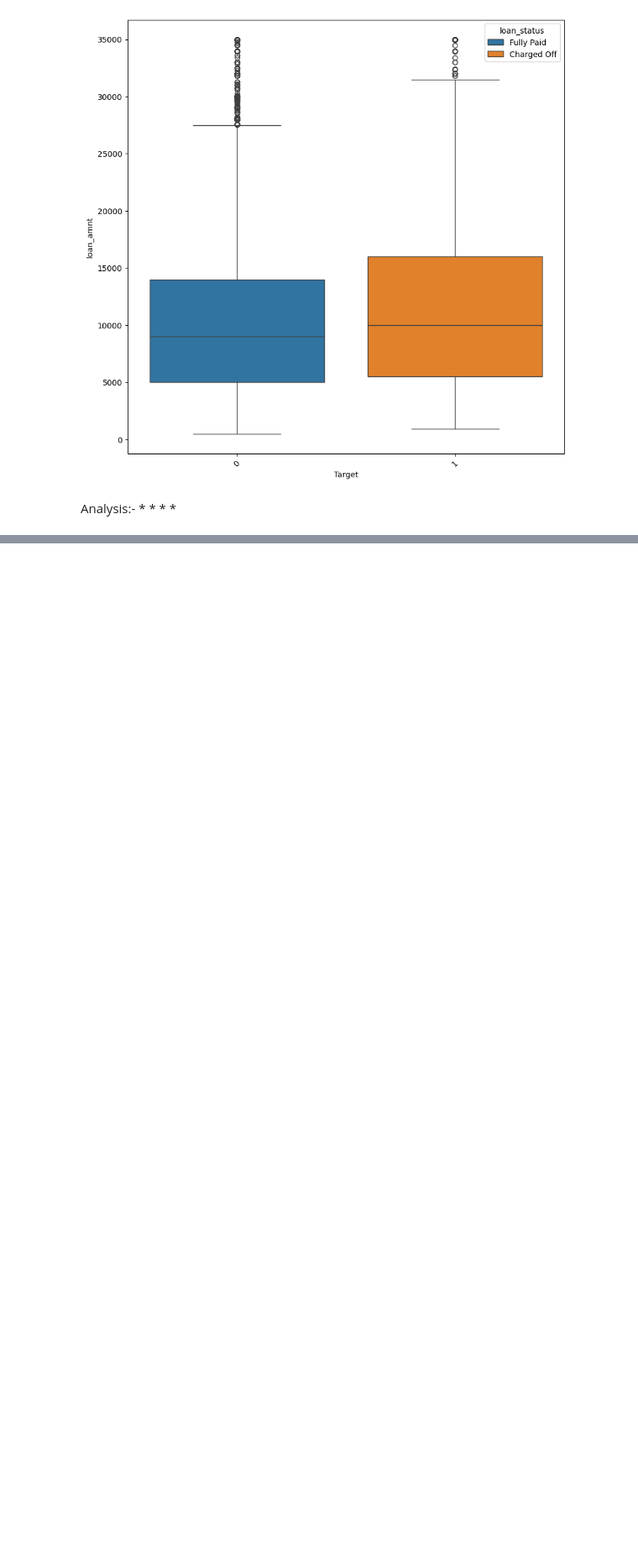
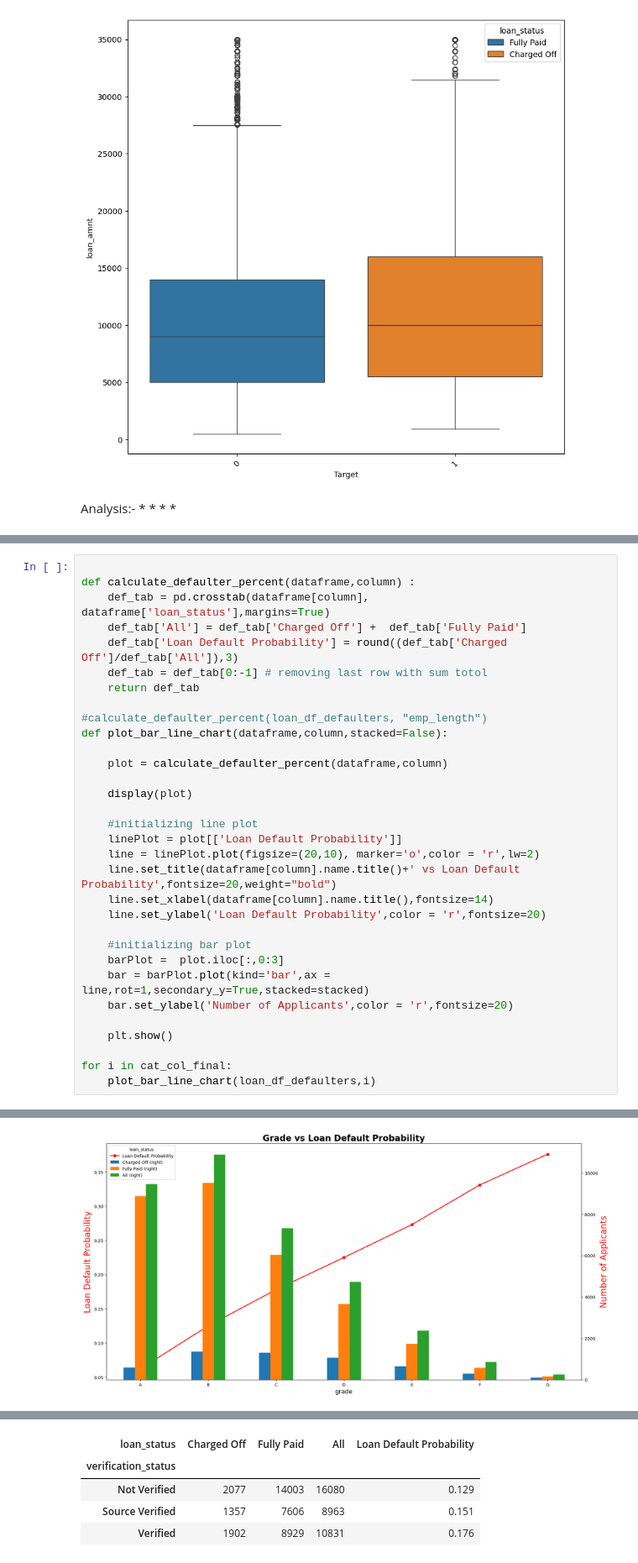
Before and after one commit to snehaljadhav2283/Loan_CaseStudy_EDA, a Jupyter notebook: Loan_Analysis.ipynb, the cells around one changed output, grey strips where cells are left out. Shown at 84% size. Cells and saved outputs as stored; diff of their text form; blank space fills up the shorter version.

```diff
--- a/Loan_Analysis.ipynb
+++ b/Loan_Analysis.ipynb
@@ -628,0 +631,33 @@ Analysis:-
+# %%
+
+def calculate_defaulter_percent(dataframe,column) :
+    def_tab = pd.crosstab(dataframe[column], dataframe['loan_status'],margins=True)
+    def_tab['All'] = def_tab['Charged Off'] +  def_tab['Fully Paid']
+    def_tab['Loan Default Probability'] = round((def_tab['Charged Off']/def_tab['All']),3)
+    def_tab = def_tab[0:-1] # removing last row with sum totol
+    return def_tab
+
+#calculate_defaulter_percent(loan_df_defaulters, "emp_length")
+def plot_bar_line_chart(dataframe,column,stacked=False):
+
+    plot = calculate_defaulter_percent(dataframe,column)
+
+    display(plot)
+
+    #initializing line plot
+    linePlot = plot[['Loan Default Probability']]
+    line = linePlot.plot(figsize=(20,10), marker='o',color = 'r',lw=2)
+    line.set_title(dataframe[column].name.title()+' vs Loan Default Probability',fontsize=20,weight="bold")
+    line.set_xlabel(dataframe[column].name.title(),fontsize=14)
+    line.set_ylabel('Loan Default Probability',color = 'r',fontsize=20)
+
+    #initializing bar plot
+    barPlot =  plot.iloc[:,0:3]
+    bar = barPlot.plot(kind='bar',ax = line,rot=1,secondary_y=True,stacked=stacked)
+    bar.set_ylabel('Number of Applicants',color = 'r',fontsize=20)
+
+    plt.show()
+
+for i in cat_col_final:
+    plot_bar_line_chart(loan_df_defaulters,i)
+# %% [output]
@@ -628,0 +673 @@ Analysis:-
+[figure, added]
@@ -628,0 +707,5 @@ Analysis:-
+| loan_status | Charged Off | Fully Paid | All | Loan Default Probability |
+| verification_status |  |  |  |  |
+| Not Verified | 2077 | 14003 | 16080 | 0.129 |
+| Source Verified | 1357 | 7606 | 8963 | 0.151 |
+| Verified | 1902 | 8929 | 10831 | 0.176 |
```
Also changed, not shown: parts of 2 cells of this notebook.
